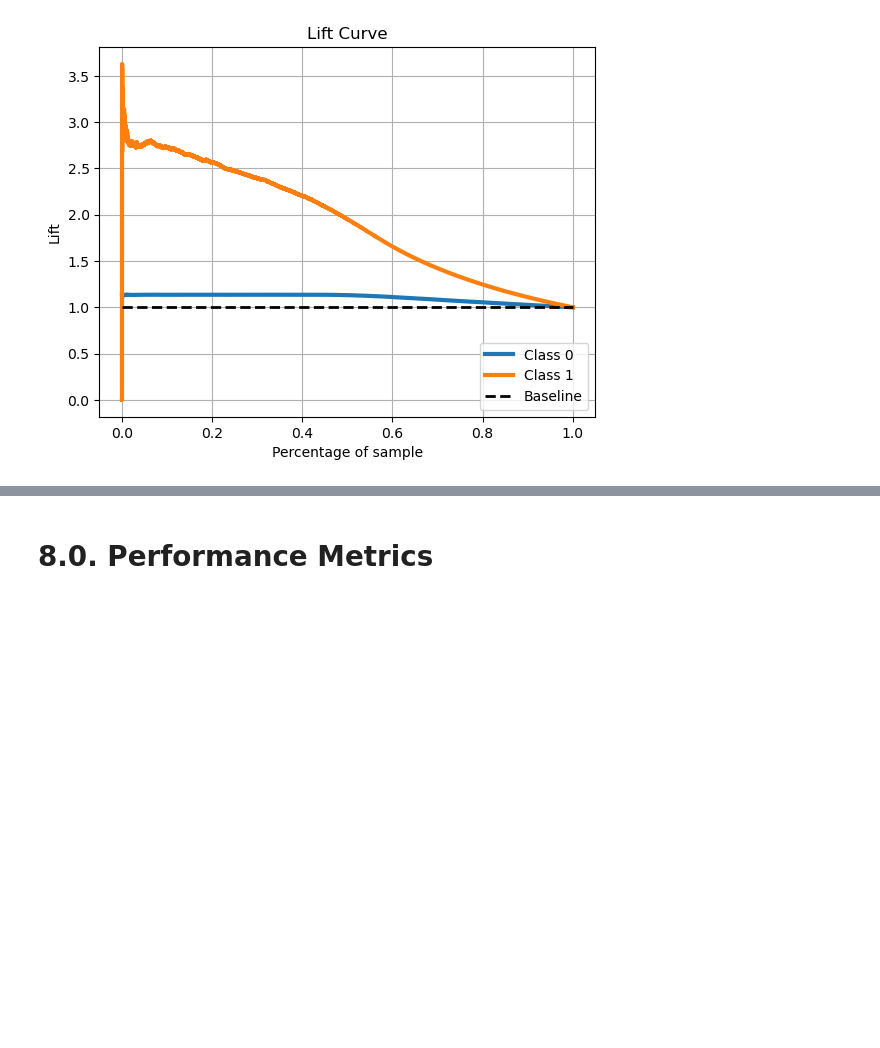
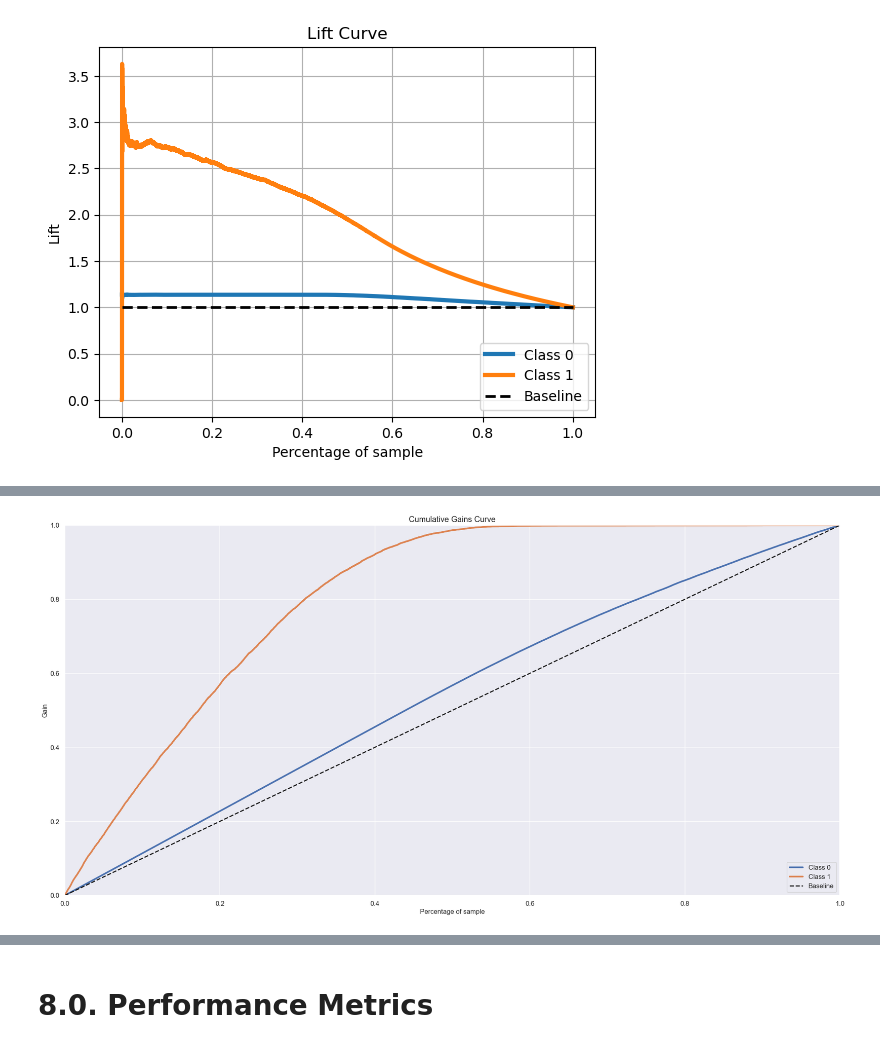
Before and after one commit to pgdemiranda/health_insurance-cs, a Jupyter notebook: notebooks/1.0.pgdm.health_insurance_cs.ipynb, the cells around one changed output, grey strips where cells are left out. Cells and saved outputs as stored; diff of their text form; code cells hidden in the pictures; blank space fills up the shorter version.

```diff
--- a/notebooks/1.0.pgdm.health_insurance_cs.ipynb
+++ b/notebooks/1.0.pgdm.health_insurance_cs.ipynb
@@ -767,0 +797,13 @@ skplt.metrics.plot_lift_curve(y_val, yhat_rf);
+# %%
+adb_model = en.AdaBoostClassifier(n_estimators = 1000, random_state = 42)
+
+# model training
+adb_model.fit(x_train, y_train)
+
+# model prediction
+yhat_adb_model = adb_model.predict_proba(x_val)
+# %%
+# Cumulative Gain
+skplt.metrics.plot_cumulative_gain(y_val, yhat_adb_model);
+# %% [output]
+[figure, added]
```
Also changed, not shown: parts of 28 cells of this notebook, 1 other file.
